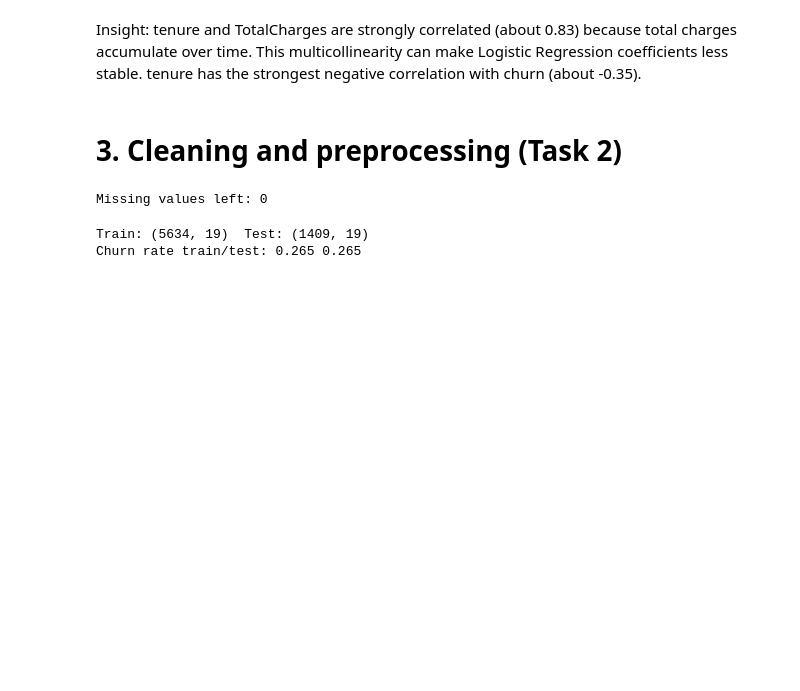
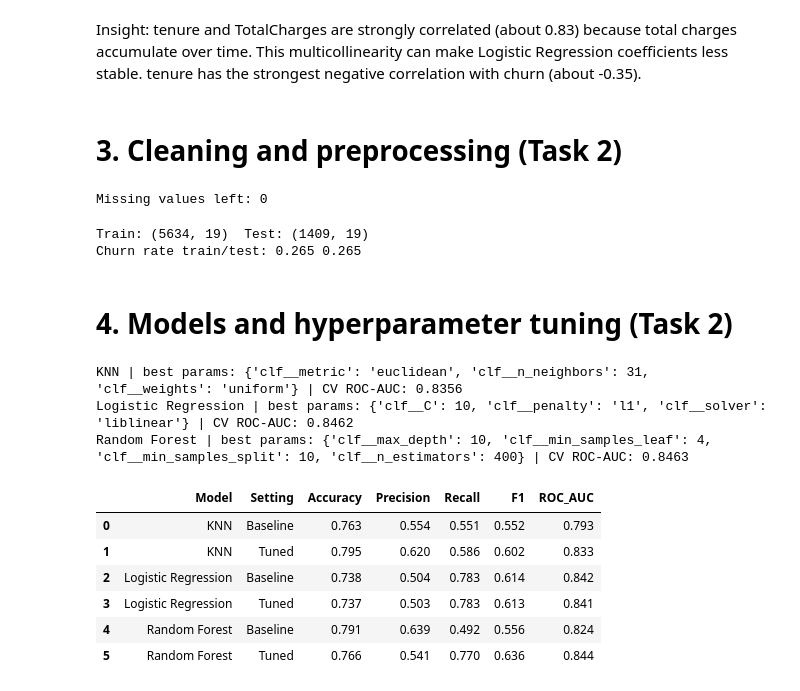
Before and after one commit to sanithi20250795-iit/telco-churn-cw, a Jupyter notebook: churn_prediction.ipynb, the cells around one changed output. Drawn from its saved outputs; the diff is of its cells as text; code cells hidden in the pictures; blank space fills up the shorter version.

```diff
--- a/churn_prediction.ipynb
+++ b/churn_prediction.ipynb
@@ -189,3 +189,5 @@ cv = StratifiedKFold(n_splits=5, shuffle=True, random_state=42)
 # %% [output]
 Train: (5634, 19)  Test: (1409, 19)
 Churn rate train/test: 0.265 0.265
+# %% [markdown]
+# 4. Models and hyperparameter tuning (Task 2)
@@ -191,0 +213,24 @@ Churn rate train/test: 0.265 0.265
+# %%
+results, tuned_models = [], {}
+for name, (est, grid) in models.items():
+    base = Pipeline([('pre', preprocessor), ('clf', est)]).fit(X_train, y_train)
+    results.append({'Model': name, 'Setting': 'Baseline', **evaluate(base)})
+    gs = GridSearchCV(Pipeline([('pre', preprocessor), ('clf', est)]), grid,
+                      cv=cv, scoring='roc_auc', n_jobs=-1).fit(X_train, y_train)
+    tuned_models[name] = gs.best_estimator_
+    print(name, '| best params:', gs.best_params_, '| CV ROC-AUC:', round(gs.best_score_, 4))
+    results.append({'Model': name, 'Setting': 'Tuned', **evaluate(gs.best_estimator_)})
+
+results_df = pd.DataFrame(results).round(3)
+results_df
+# %% [output]
+KNN | best params: {'clf__metric': 'euclidean', 'clf__n_neighbors': 31, 'clf__weights': 'uniform'} | CV ROC-AUC: 0.8356
+Logistic Regression | best params: {'clf__C': 10, 'clf__penalty': 'l1', 'clf__solver': 'liblinear'} | CV ROC-AUC: 0.8462
+Random Forest | best params: {'clf__max_depth': 10, 'clf__min_samples_leaf': 4, 'clf__min_samples_split': 10, 'clf__n_estimators': 400} | CV ROC-AUC: 0.8463
+|  | Model | Setting | Accuracy | Precision | Recall | F1 | ROC_AUC |
+| 0 | KNN | Baseline | 0.763 | 0.554 | 0.551 | 0.552 | 0.793 |
+| 1 | KNN | Tuned | 0.795 | 0.620 | 0.586 | 0.602 | 0.833 |
+| 2 | Logistic Regression | Baseline | 0.738 | 0.504 | 0.783 | 0.614 | 0.842 |
+| 3 | Logistic Regression | Tuned | 0.737 | 0.503 | 0.783 | 0.613 | 0.841 |
+| 4 | Random Forest | Baseline | 0.791 | 0.639 | 0.492 | 0.556 | 0.824 |
+| 5 | Random Forest | Tuned | 0.766 | 0.541 | 0.770 | 0.636 | 0.844 |
```
Also changed, not shown: parts of 6 cells of this notebook.
